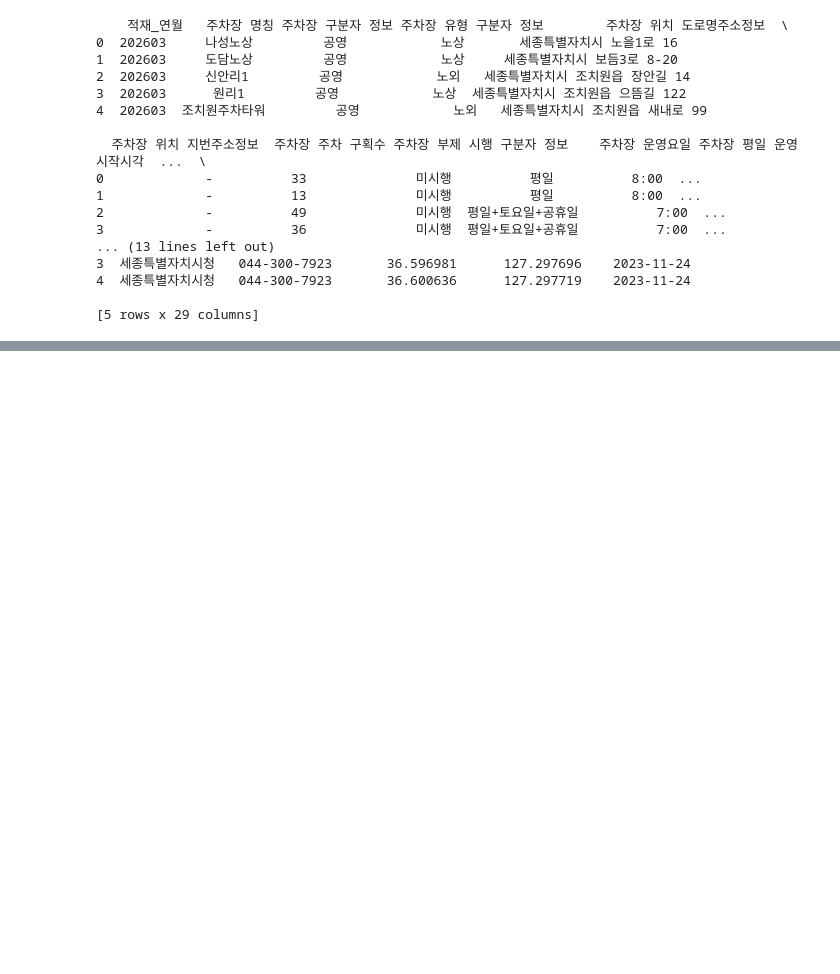
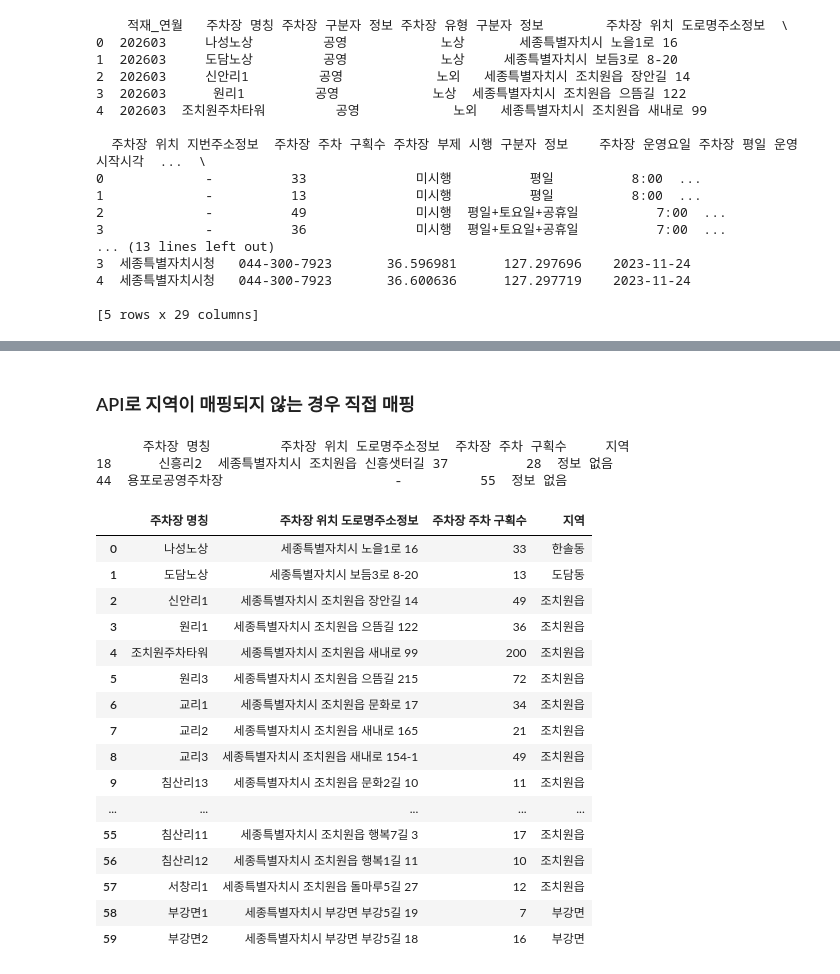
Before and after one commit to social-intelligence-team1/social-intelligence-project, a Jupyter notebook: main/parking_lot.ipynb, the cells around one changed output, grey strips where cells are left out. Drawn from its saved outputs; the diff is of its cells as text; code cells hidden in the pictures; blank space fills up the shorter version.

```diff
--- a/main/parking_lot.ipynb
+++ b/main/parking_lot.ipynb
@@ -421,0 +62,30 @@ parking_summary.to_csv(
+# %%
+load_dotenv()
+api_key = os.getenv("API_KEY")
+
+def get_emd_name(address, api_key):
+    url = "https://business.juso.go.kr/addrlink/addrLinkApi.do"
+
+    params = {
+        "currentPage": 1,
+        "countPerPage": 1,
+        "keyword": address,
+        "confmKey": api_key,
+        "resultType": "json"
+    }
+
+    try:
+        response = requests.get(url, params=params)
+
+        if response.status_code == 200:
+            data = response.json()
+            juso_list = data.get("results", {}).get("juso", [])
+
+        return juso_list[0].get("emdNm", "정보 없음") if juso_list else "정보 없음"
+
+    except Exception as e:
+        return f"오류({str(e)})"
+
+
+cleaned_df['지역'] = cleaned_df['주차장 위치 도로명주소정보'].apply(lambda x: get_emd_name(x, api_key))
+cleaned_df.head()
@@ -421,0 +99,30 @@ parking_summary.to_csv(
+# %% [markdown]
+### API로 지역이 매핑되지 않는 경우 직접 매핑
+# %%
+missing_values = cleaned_df[cleaned_df['지역'] == "정보 없음"]
+print(missing_values)
+
+cleaned_df.loc[cleaned_df['주차장 명칭'] == "신흥리2", '지역'] = "조치원읍"
+cleaned_df.loc[cleaned_df['주차장 명칭'] == "용포로공영주차장", '지역'] = "금남면"
+cleaned_df
+# %% [output]
+      주차장 명칭         주차장 위치 도로명주소정보  주차장 주차 구획수     지역
+18      신흥리2  세종특별자치시 조치원읍 신흥샛터길 37          28  정보 없음
+44  용포로공영주차장                      -          55  정보 없음
+|  | 주차장 명칭 | 주차장 위치 도로명주소정보 | 주차장 주차 구획수 | 지역 |
+| 0 | 나성노상 | 세종특별자치시 노을1로 16 | 33 | 한솔동 |
+| 1 | 도담노상 | 세종특별자치시 보듬3로 8-20 | 13 | 도담동 |
+| 2 | 신안리1 | 세종특별자치시 조치원읍 장안길 14 | 49 | 조치원읍 |
+| 3 | 원리1 | 세종특별자치시 조치원읍 으뜸길 122 | 36 | 조치원읍 |
+| 4 | 조치원주차타워 | 세종특별자치시 조치원읍 새내로 99 | 200 | 조치원읍 |
+| 5 | 원리3 | 세종특별자치시 조치원읍 으뜸길 215 | 72 | 조치원읍 |
+| 6 | 교리1 | 세종특별자치시 조치원읍 문화로 17 | 34 | 조치원읍 |
+| 7 | 교리2 | 세종특별자치시 조치원읍 새내로 165 | 21 | 조치원읍 |
+| 8 | 교리3 | 세종특별자치시 조치원읍 새내로 154-1 | 49 | 조치원읍 |
+| 9 | 침산리13 | 세종특별자치시 조치원읍 문화2길 10 | 11 | 조치원읍 |
+| ... | ... | ... | ... | ... |
+| 55 | 침산리11 | 세종특별자치시 조치원읍 행복7길 3 | 17 | 조치원읍 |
+| 56 | 침산리12 | 세종특별자치시 조치원읍 행복1길 11 | 10 | 조치원읍 |
+| 57 | 서창리1 | 세종특별자치시 조치원읍 돌마루5길 27 | 12 | 조치원읍 |
+| 58 | 부강면1 | 세종특별자치시 부강면 부강5길 19 | 7 | 부강면 |
+| 59 | 부강면2 | 세종특별자치시 부강면 부강5길 18 | 16 | 부강면 |
```
Also changed, not shown: parts of 22 cells of this notebook, 1 other file.
